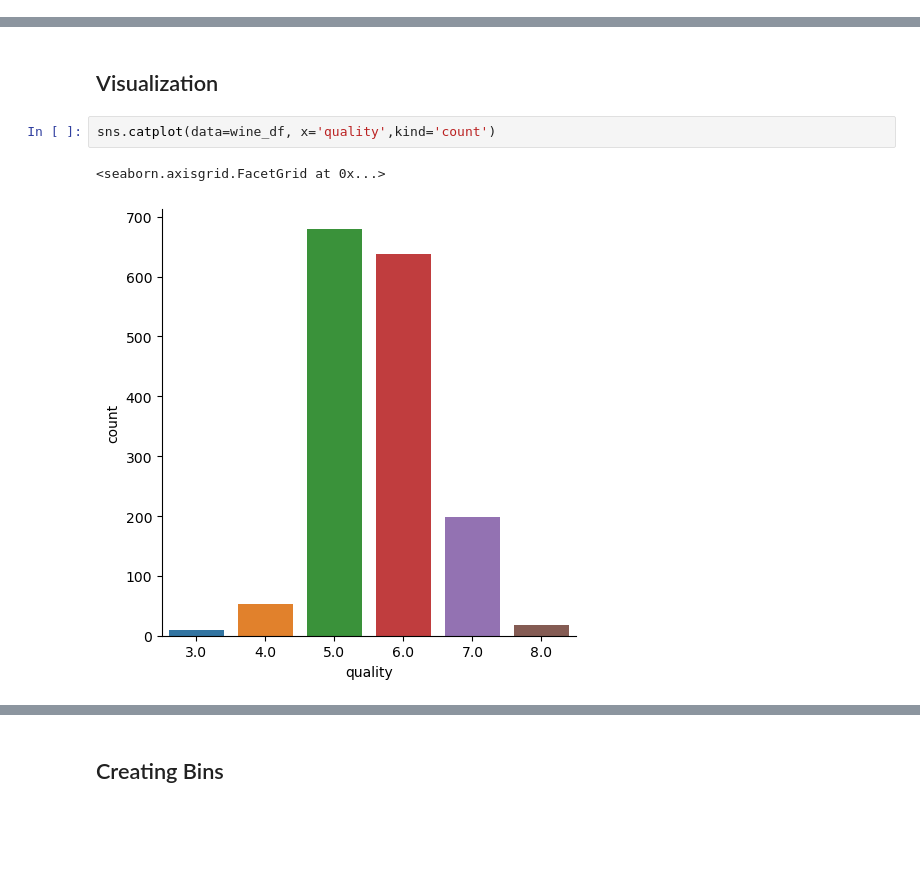
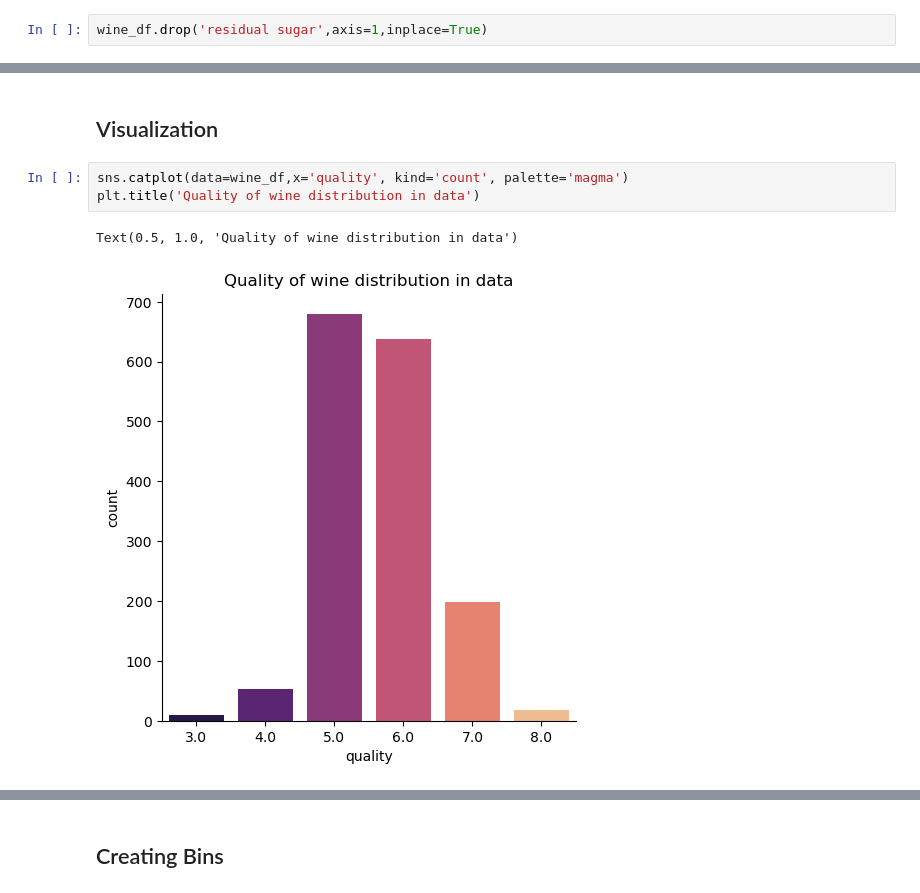
Before and after one commit to sidpatondikar/MJR_Project_Wine_Quality_Prediction, a Jupyter notebook: Wine_Quality.ipynb, the cells around one changed output, grey strips where cells are left out. Cells and saved outputs as stored; diff of their text form; blank space fills up the shorter version.

```diff
--- a/Wine_Quality.ipynb
+++ b/Wine_Quality.ipynb
@@ -133,3 +134,5 @@ sns.heatmap(wine_df.corr(),annot=True,cbar=False,fmt = '.1f',cmap='viridis')
+# %%
+wine_df.drop('residual sugar',axis=1,inplace=True)
 # %%
 wine_df['quality'].value_counts()
 # %% [output]
@@ -143,7 +146,8 @@ Name: quality, dtype: int64
 # %% [markdown]
 ## Visualization
 # %%
-sns.catplot(data=wine_df, x='quality',kind='count')
+sns.catplot(data=wine_df,x='quality', kind='count', palette='magma')
+plt.title('Quality of wine distribution in data')
 # %% [output]
-<seaborn.axisgrid.FacetGrid at 0x...>
+Text(0.5, 1.0, 'Quality of wine distribution in data')
-[figure, old version]
+[figure, new version]
```
Also changed, not shown: parts of 29 cells of this notebook.
